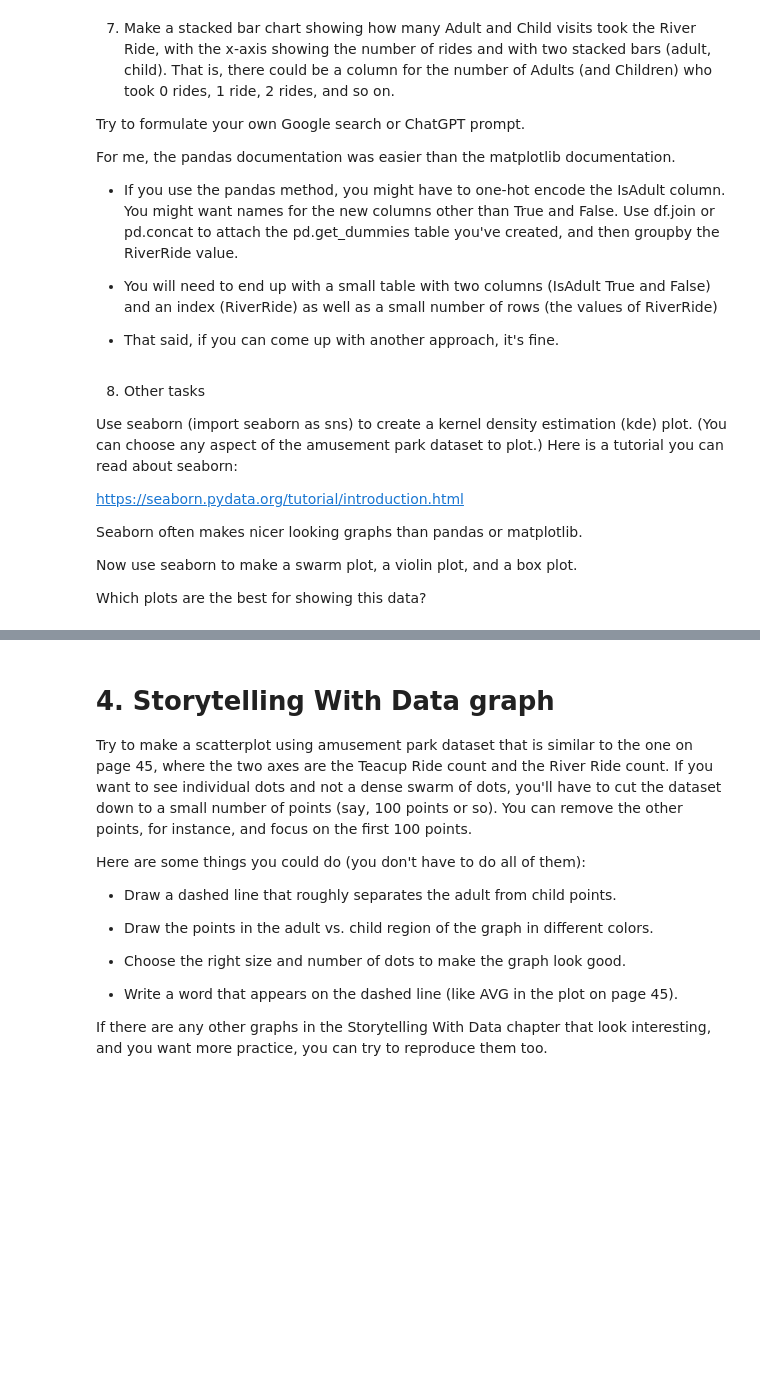
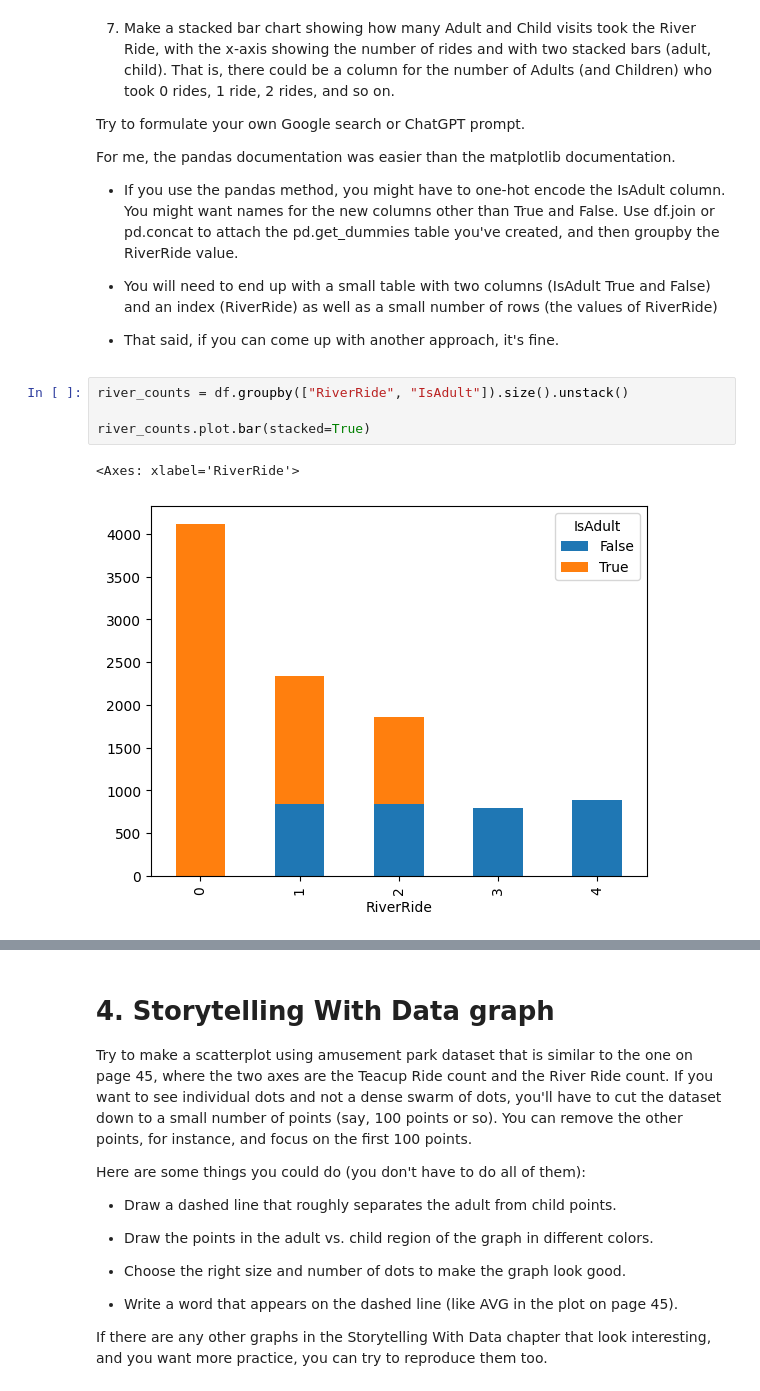
Before and after one commit to dho053-bu/Milestone-3-DX699, a Jupyter notebook: OMDS-ModB2-Week3-Ho-David.ipynb, the cells around one changed output, grey strips where cells are left out. Drawn from its saved outputs; the diff is of its cells as text; blank space fills up the shorter version.

```diff
--- a/OMDS-ModB2-Week3-Ho-David.ipynb
+++ b/OMDS-ModB2-Week3-Ho-David.ipynb
@@ -176,15 +319,10 @@ For me, the pandas documentation was easier than the matplotlib documentation.
 * You will need to end up with a small table with two columns (IsAdult True and False) and an index (RiverRide) as well as a small number of rows (the values of RiverRide)
 
 * That said, if you can come up with another approach, it's fine.
-# %% [markdown]
-8. Other tasks
-
-Use seaborn (import seaborn as sns) to create a kernel density estimation (kde) plot.  (You can choose any aspect of the amusement park dataset to plot.)  Here is a tutorial you can read about seaborn:
-
-https://seaborn.pydata.org/tutorial/introduction.html
-
-Seaborn often makes nicer looking graphs than pandas or matplotlib.
-
-Now use seaborn to make a swarm plot, a violin plot, and a box plot.
-
-Which plots are the best for showing this data?
+# %%
+river_counts = df.groupby(["RiverRide", "IsAdult"]).size().unstack()
+
+river_counts.plot.bar(stacked=True)
+# %% [output]
+<Axes: xlabel='RiverRide'>
+[figure, added]
```
Also changed, not shown: parts of 28 cells of this notebook.
